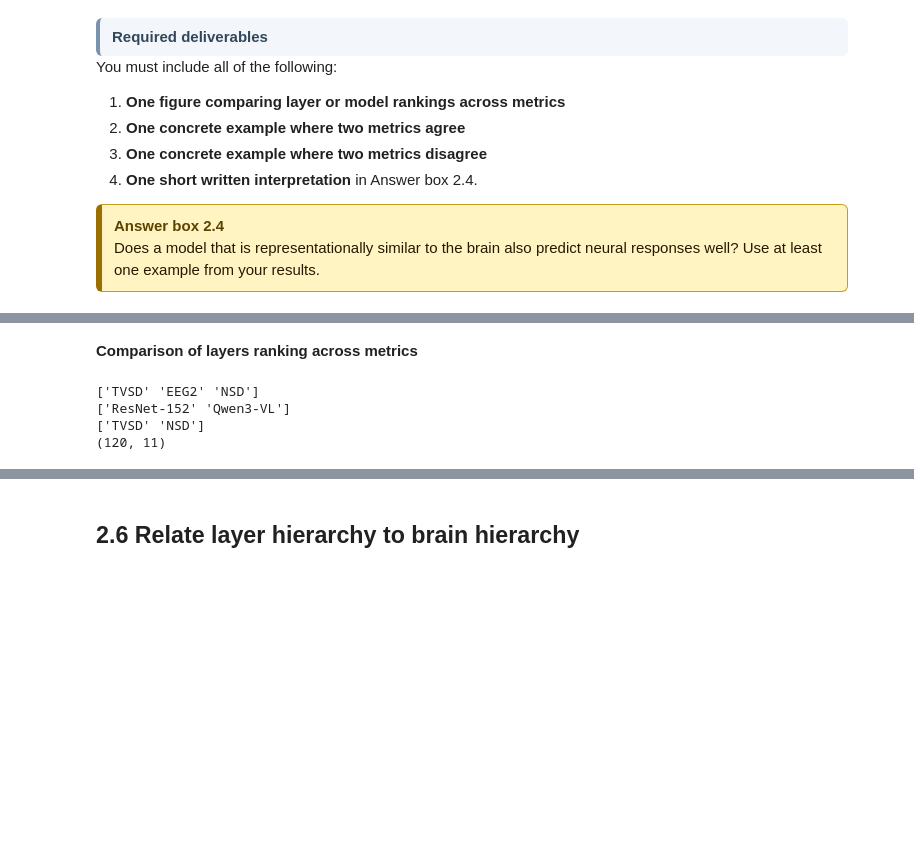
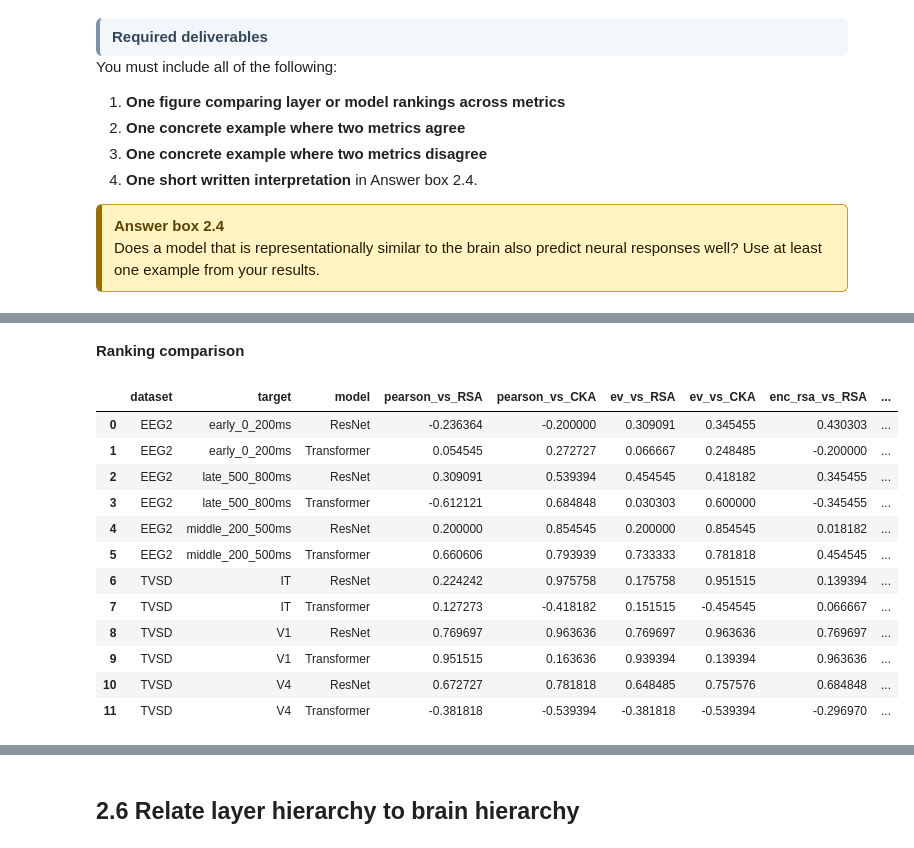
Before and after one commit to martiiiina/NX-414, a Jupyter notebook: project/nx414_project_2026 (3).ipynb, the cells around one changed output, grey strips where cells are left out. Drawn from its saved outputs; the diff is of its cells as text; code cells hidden in the pictures; blank space fills up the shorter version.

```diff
--- a/project/nx414_project_2026 (3).ipynb
+++ b/project/nx414_project_2026 (3).ipynb
@@ -3419,12 +3265,45 @@ DISAGREE → 'features/layer2-0'
 # %% [markdown]
-**Comparison of layers ranking across metrics**
+**Ranking comparison**
-# %%
-print(df['dataset'].unique())
-print(df['model'].unique())
-print(data['dataset'].unique())
-print(data[data['dataset']=='TVSD'].shape)
-# %% [output]
-['TVSD' 'EEG2' 'NSD']
-['ResNet-152' 'Qwen3-VL']
-['TVSD' 'NSD']
-(120, 11)
+# %%
+metrics = ["pearsonr", "ev", "enc_rsa", "enc_cka", "RSA", "CKA"]
+metrics = [m for m in metrics if m in merged.columns]
+
+rank_results = []
+
+for (ds, tgt, model), sub in merged.groupby(["dataset", "target", "model"]):
+
+    layer_scores = sub.set_index("layer")[metrics]
+
+    # Rank layers: higher metric = better rank
+    ranks = layer_scores.rank(ascending=False)
+
+    corr = ranks.corr(method="spearman")
+
+    rank_results.append({
+        "dataset": ds,
+        "target": tgt,
+        "model": model,
+        "pearson_vs_RSA": corr.loc["pearsonr", "RSA"] if "pearsonr" in corr and "RSA" in corr else np.nan,
+        "pearson_vs_CKA": corr.loc["pearsonr", "CKA"] if "pearsonr" in corr and "CKA" in corr else np.nan,
+        "ev_vs_RSA": corr.loc["ev", "RSA"] if "ev" in corr and "RSA" in corr else np.nan,
+        "ev_vs_CKA": corr.loc["ev", "CKA"] if "ev" in corr and "CKA" in corr else np.nan,
+        "enc_rsa_vs_RSA": corr.loc["enc_rsa", "RSA"] if "enc_rsa" in corr and "RSA" in corr else np.nan,
+        "enc_cka_vs_CKA": corr.loc["enc_cka", "CKA"] if "enc_cka" in corr and "CKA" in corr else np.nan,
+    })
+
+rank_results = pd.DataFrame(rank_results)
+display(rank_results)
+# %% [output]
+|  | dataset | target | model | pearson_vs_RSA | pearson_vs_CKA | ev_vs_RSA | ev_vs_CKA | enc_rsa_vs_RSA | ... |
+| 0 | EEG2 | early_0_200ms | ResNet | -0.236364 | -0.200000 | 0.309091 | 0.345455 | 0.430303 | ... |
+| 1 | EEG2 | early_0_200ms | Transformer | 0.054545 | 0.272727 | 0.066667 | 0.248485 | -0.200000 | ... |
+| 2 | EEG2 | late_500_800ms | ResNet | 0.309091 | 0.539394 | 0.454545 | 0.418182 | 0.345455 | ... |
+| 3 | EEG2 | late_500_800ms | Transformer | -0.612121 | 0.684848 | 0.030303 | 0.600000 | -0.345455 | ... |
+| 4 | EEG2 | middle_200_500ms | ResNet | 0.200000 | 0.854545 | 0.200000 | 0.854545 | 0.018182 | ... |
+| 5 | EEG2 | middle_200_500ms | Transformer | 0.660606 | 0.793939 | 0.733333 | 0.781818 | 0.454545 | ... |
+| 6 | TVSD | IT | ResNet | 0.224242 | 0.975758 | 0.175758 | 0.951515 | 0.139394 | ... |
+| 7 | TVSD | IT | Transformer | 0.127273 | -0.418182 | 0.151515 | -0.454545 | 0.066667 | ... |
+| 8 | TVSD | V1 | ResNet | 0.769697 | 0.963636 | 0.769697 | 0.963636 | 0.769697 | ... |
+| 9 | TVSD | V1 | Transformer | 0.951515 | 0.163636 | 0.939394 | 0.139394 | 0.963636 | ... |
+| 10 | TVSD | V4 | ResNet | 0.672727 | 0.781818 | 0.648485 | 0.757576 | 0.684848 | ... |
+| 11 | TVSD | V4 | Transformer | -0.381818 | -0.539394 | -0.381818 | -0.539394 | -0.296970 | ... |
```
Also changed, not shown: parts of 19 cells of this notebook, 2 other files.
